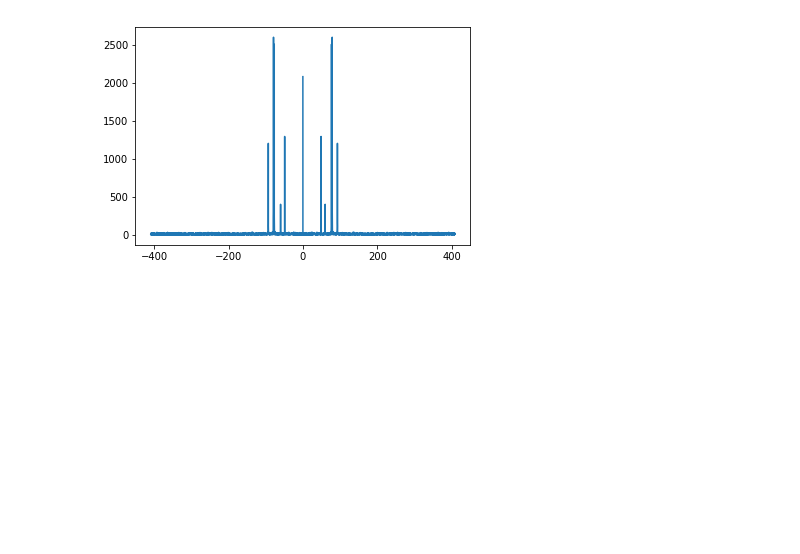
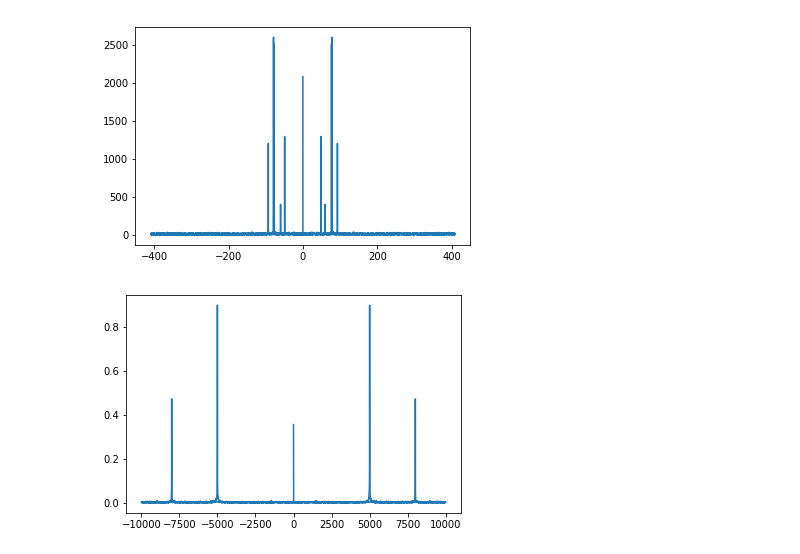
Before and after one commit to m-squared96/PFBSIM, a Jupyter notebook: Scratchpad.ipynb, the cells around one changed output. Drawn from its saved outputs; the diff is of its cells as text; code cells hidden in the pictures; blank space fills up the shorter version.

```diff
--- a/Scratchpad.ipynb
+++ b/Scratchpad.ipynb
@@ -139,3 +139,20 @@ plt.plot(freqs,np.abs(X))
 plt.show()
 # %% [output]
 [figure]
+# %%
+%matplotlib inline
+import numpy as np
+from scipy.fftpack import fft
+# Number of samplepoints
+N = 4096
+# sample spacing
+T = 1.0 / 20000
+x = np.linspace(0.0, N*T, N)
+y = np.sin(5000.0 * 2.0*np.pi*x) + 0.5*np.sin(8000.0 * 2.0*np.pi*x) + 0.35*np.random.random(4096)
+yf = fft(y)
+xf = np.fft.fftfreq(N) * 1/T
+import matplotlib.pyplot as plt
+plt.plot(xf, 2.0/N * np.abs(yf))
+plt.show()
+# %% [output]
+[figure, added]
```
Also changed, not shown: 4 other files.
